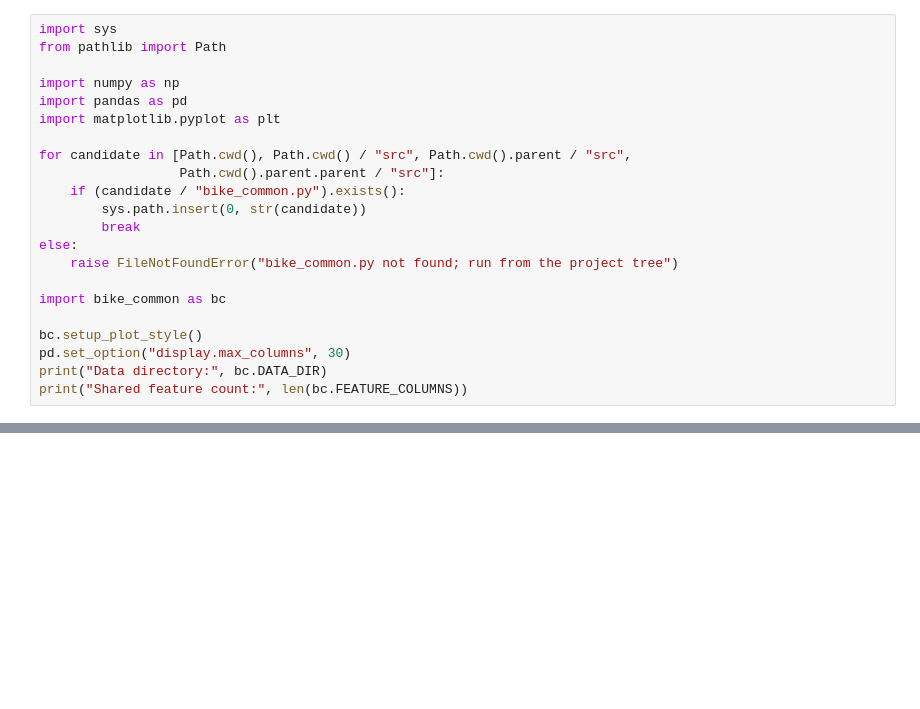
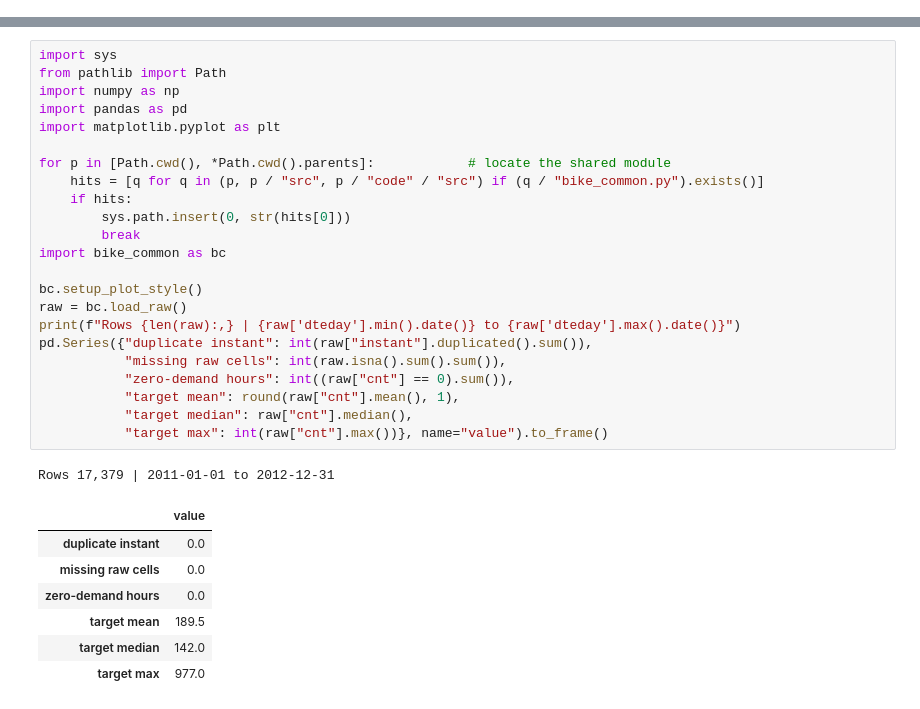
Before and after one commit to peterhanhhh-cyber/group35-bike-sharing-at2, a Jupyter notebook: project/notebooks/00_eda_and_data_preparation.ipynb, the cells around one changed output, grey strips where cells are left out. Cells and saved outputs as stored; diff of their text form; blank space fills up the shorter version.

```diff
--- a/project/notebooks/00_eda_and_data_preparation.ipynb
+++ b/project/notebooks/00_eda_and_data_preparation.ipynb
@@ -22,22 +0,0 @@ from the final submission folder without hard-coded absolute paths.
-# %%
-import sys
-from pathlib import Path
-
-import numpy as np
-import pandas as pd
-import matplotlib.pyplot as plt
-
-for candidate in [Path.cwd(), Path.cwd() / "src", Path.cwd().parent / "src",
-                  Path.cwd().parent.parent / "src"]:
-    if (candidate / "bike_common.py").exists():
-        sys.path.insert(0, str(candidate))
-        break
-else:
-    raise FileNotFoundError("bike_common.py not found; run from the project tree")
-
-import bike_common as bc
-
-bc.setup_plot_style()
-pd.set_option("display.max_columns", 30)
-print("Data directory:", bc.DATA_DIR)
-print("Shared feature count:", len(bc.FEATURE_COLUMNS))
@@ -537,0 +34,32 @@ The next notebooks are the four individual solutions:
+# %%
+import sys
+from pathlib import Path
+import numpy as np
+import pandas as pd
+import matplotlib.pyplot as plt
+
+for p in [Path.cwd(), *Path.cwd().parents]:            # locate the shared module
+    hits = [q for q in (p, p / "src", p / "code" / "src") if (q / "bike_common.py").exists()]
+    if hits:
+        sys.path.insert(0, str(hits[0]))
+        break
+import bike_common as bc
+
+bc.setup_plot_style()
+raw = bc.load_raw()
+print(f"Rows {len(raw):,} | {raw['dteday'].min().date()} to {raw['dteday'].max().date()}")
+pd.Series({"duplicate instant": int(raw["instant"].duplicated().sum()),
+           "missing raw cells": int(raw.isna().sum().sum()),
+           "zero-demand hours": int((raw["cnt"] == 0).sum()),
+           "target mean": round(raw["cnt"].mean(), 1),
+           "target median": raw["cnt"].median(),
+           "target max": int(raw["cnt"].max())}, name="value").to_frame()
+# %% [output]
+Rows 17,379 | 2011-01-01 to 2012-12-31
+|  | value |
+| duplicate instant | 0.0 |
+| missing raw cells | 0.0 |
+| zero-demand hours | 0.0 |
+| target mean | 189.5 |
+| target median | 142.0 |
+| target max | 977.0 |
```
Also changed, not shown: parts of 47 cells of this notebook, 20 other files.
